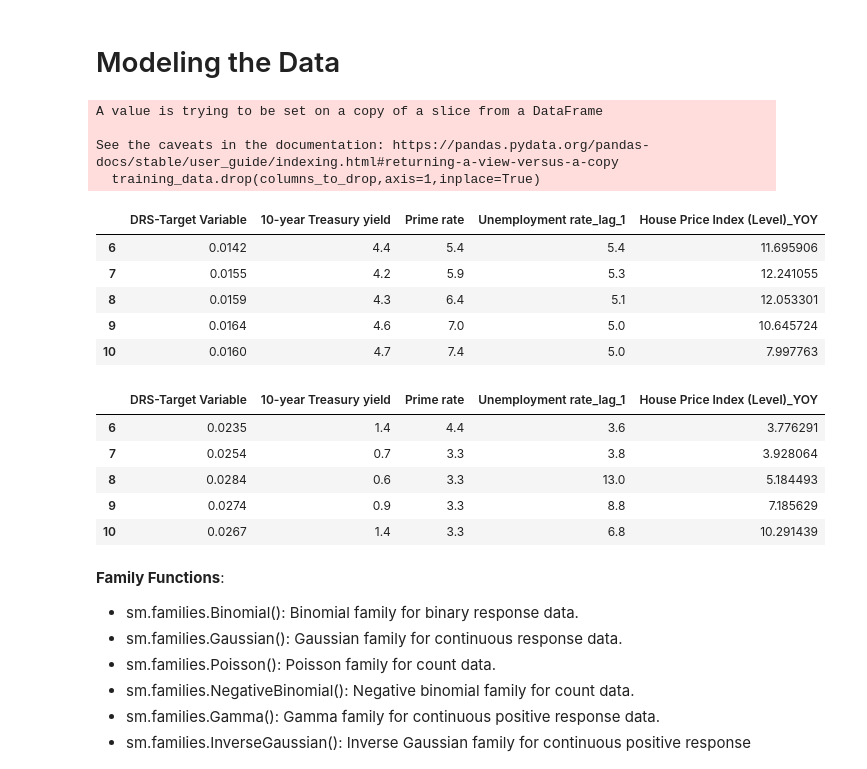
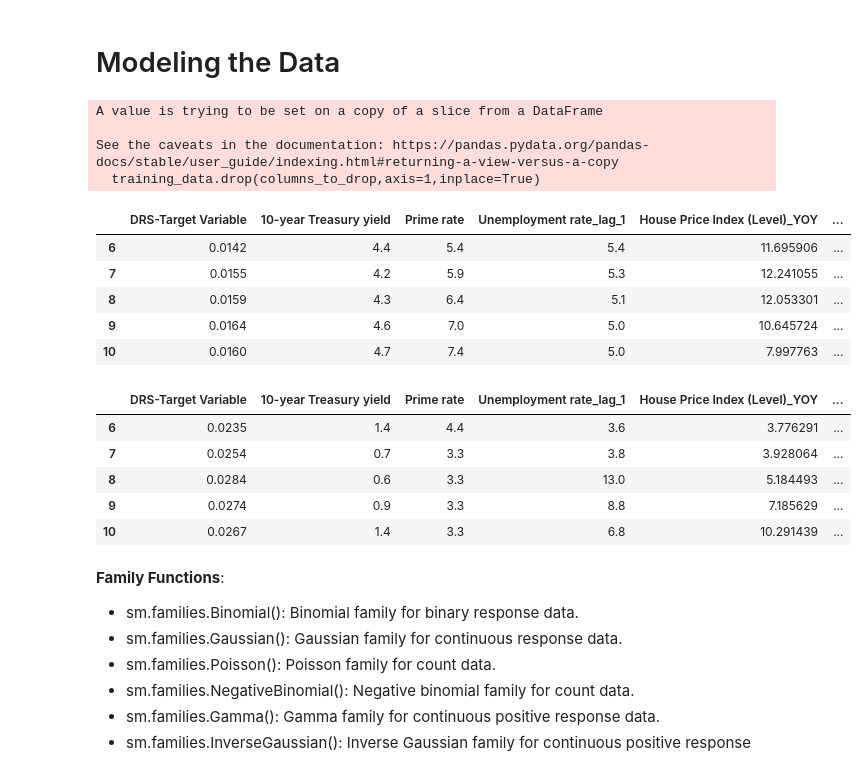
Before and after one commit to iffishells/Fractional-logistic-Model, a Jupyter notebook: milestone-2.ipynb, the cells around one changed output. Saved outputs shown, nothing was run; the diff lists cells and outputs as text; code cells hidden in the pictures.

```diff
--- a/milestone-2.ipynb
+++ b/milestone-2.ipynb
@@ -473,31 +473,31 @@ Summary Statistics:
 # %% [markdown]
 # Modeling the Data
 # %%
-columns_to_drop = ['Mortgage rate','Unemployment rate_lag_2', 'House Price Index (Level)', 'log_Dow Jones Total Stock Market Index (Level)']
+columns_to_drop = ['Unemployment rate_lag_2', 'House Price Index (Level)', 'log_Dow Jones Total Stock Market Index (Level)']
 training_data.drop(columns_to_drop,axis=1,inplace=True)
 training_data.head(5)
 # %% [output]
 A value is trying to be set on a copy of a slice from a DataFrame
 
 See the caveats in the documentation: https://pandas.pydata.org/pandas-docs/stable/user_guide/indexing.html#returning-a-view-versus-a-copy
   training_data.drop(columns_to_drop,axis=1,inplace=True)
-|  | DRS-Target Variable | 10-year Treasury yield | Prime rate | Unemployment rate_lag_1 | House Price Index (Level)_YOY |
-| 6 | 0.0142 | 4.4 | 5.4 | 5.4 | 11.695906 |
-| 7 | 0.0155 | 4.2 | 5.9 | 5.3 | 12.241055 |
-| 8 | 0.0159 | 4.3 | 6.4 | 5.1 | 12.053301 |
-| 9 | 0.0164 | 4.6 | 7.0 | 5.0 | 10.645724 |
-| 10 | 0.0160 | 4.7 | 7.4 | 5.0 | 7.997763 |
+|  | DRS-Target Variable | 10-year Treasury yield | Prime rate | Unemployment rate_lag_1 | House Price Index (Level)_YOY | ... |
+| 6 | 0.0142 | 4.4 | 5.4 | 5.4 | 11.695906 | ... |
+| 7 | 0.0155 | 4.2 | 5.9 | 5.3 | 12.241055 | ... |
+| 8 | 0.0159 | 4.3 | 6.4 | 5.1 | 12.053301 | ... |
+| 9 | 0.0164 | 4.6 | 7.0 | 5.0 | 10.645724 | ... |
+| 10 | 0.0160 | 4.7 | 7.4 | 5.0 | 7.997763 | ... |
 # %%
-columns_to_drop = ['Mortgage rate','Unemployment rate_lag_2', 'House Price Index (Level)', 'log_Dow Jones Total Stock Market Index (Level)']
+columns_to_drop = ['Unemployment rate_lag_2', 'House Price Index (Level)', 'log_Dow Jones Total Stock Market Index (Level)']
 testing_data.drop(columns_to_drop,axis=1,inplace=True)
 testing_data.head(5)
 # %% [output]
-|  | DRS-Target Variable | 10-year Treasury yield | Prime rate | Unemployment rate_lag_1 | House Price Index (Level)_YOY |
-| 6 | 0.0235 | 1.4 | 4.4 | 3.6 | 3.776291 |
-| 7 | 0.0254 | 0.7 | 3.3 | 3.8 | 3.928064 |
-| 8 | 0.0284 | 0.6 | 3.3 | 13.0 | 5.184493 |
-| 9 | 0.0274 | 0.9 | 3.3 | 8.8 | 7.185629 |
-| 10 | 0.0267 | 1.4 | 3.3 | 6.8 | 10.291439 |
+|  | DRS-Target Variable | 10-year Treasury yield | Prime rate | Unemployment rate_lag_1 | House Price Index (Level)_YOY | ... |
+| 6 | 0.0235 | 1.4 | 4.4 | 3.6 | 3.776291 | ... |
+| 7 | 0.0254 | 0.7 | 3.3 | 3.8 | 3.928064 | ... |
+| 8 | 0.0284 | 0.6 | 3.3 | 13.0 | 5.184493 | ... |
+| 9 | 0.0274 | 0.9 | 3.3 | 8.8 | 7.185629 | ... |
+| 10 | 0.0267 | 1.4 | 3.3 | 6.8 | 10.291439 | ... |
 # %% [markdown]
 **Family Functions**:
 
```
Also changed, not shown: parts of 6 cells of this notebook, 2 other files.
